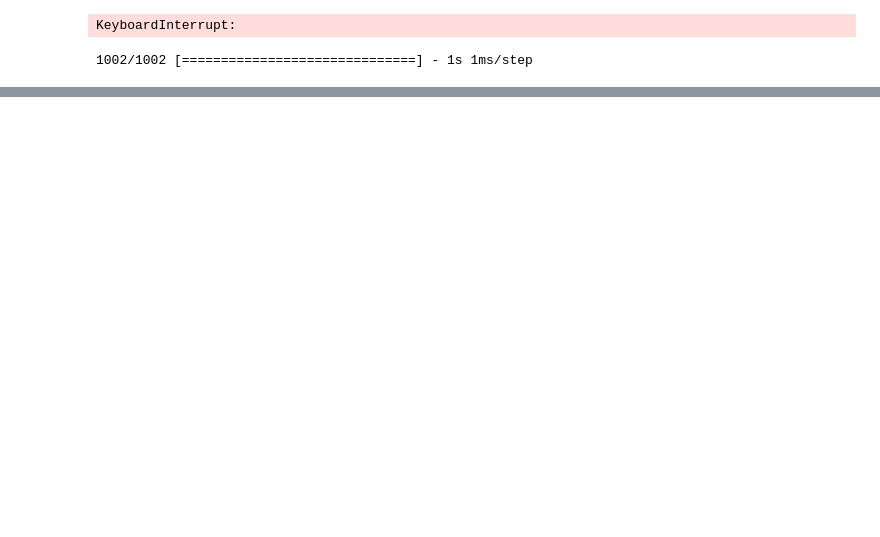
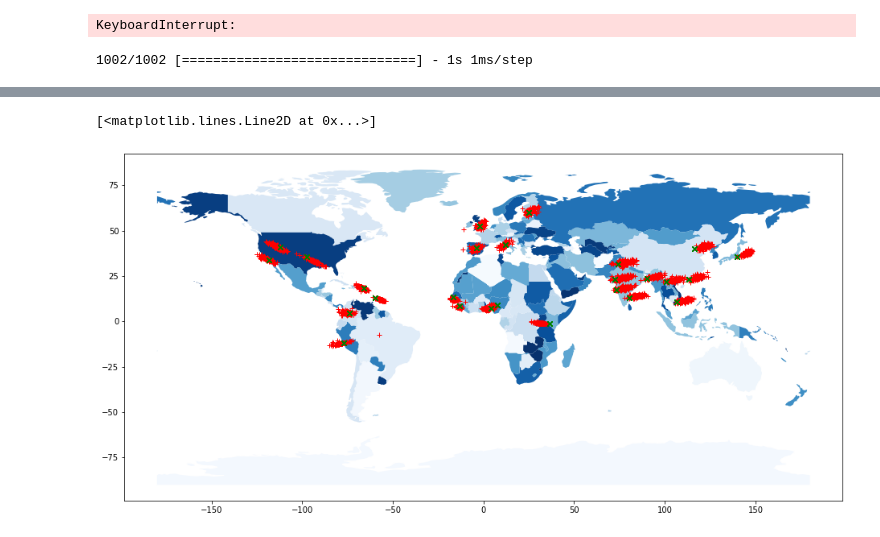
Before and after one commit to jcsokol/CS230-LAI-project-code, a Jupyter notebook: CNN_Global_Haversine_Jans_version.ipynb, the cells around one changed output, grey strips where cells are left out. Saved outputs shown, nothing was run; the diff lists cells and outputs as text; code cells hidden in the pictures; blank space fills up the shorter version.

```diff
--- a/CNN_Global_Haversine_Jans_version.ipynb
+++ b/CNN_Global_Haversine_Jans_version.ipynb
@@ -223,3 +224,9 @@ Y_pred[:,1] = Y_pred[:,1]*180
 Y_pred[:,0] = Y_pred[:,0]*90
 # %% [output]
 1002/1002 [==============================] - 1s 1ms/step
+# %%
+Y_pred2 = model2.predict(X_train, verbose=1)
+Y_train[:,1] = Y_train[:,1]*180
+Y_train[:,0] = Y_train[:,0]*90
+Y_pred2[:,1] = Y_pred2[:,1]*180
+Y_pred2[:,0] = Y_pred2[:,0]*90
@@ -252 +261,14 @@ Sample predictions:
+# %%
+# generate map with ground truth labels and predictions of train set
+world = gpd.read_file(gpd.datasets.get_path('naturalearth_lowres'))
+# centroids = world.centroid
+# centroid_list = pd.concat([world.name, centroids], axis=1)
+# Plot the results
+base = world.plot(column='name', cmap='Blues', figsize=(16,8))
+base.plot(Y_pred2[:,1], Y_pred2[:,0], 'r+')
+base.plot(Y_train[:,1], Y_train[:,0], 'gx')
+# centroids.plot(ax = base, marker = 'o', color = 'red', markersize = 5)
+# %% [output]
+[<matplotlib.lines.Line2D at 0x...>]
+[figure, added]
 # %%
```
Also changed, not shown: parts of 13 cells of this notebook.
